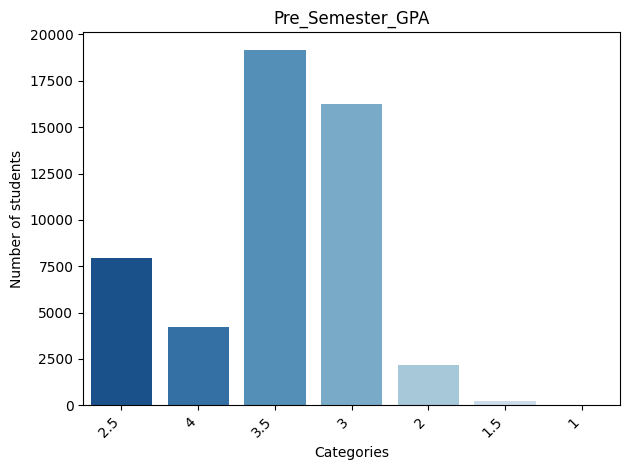
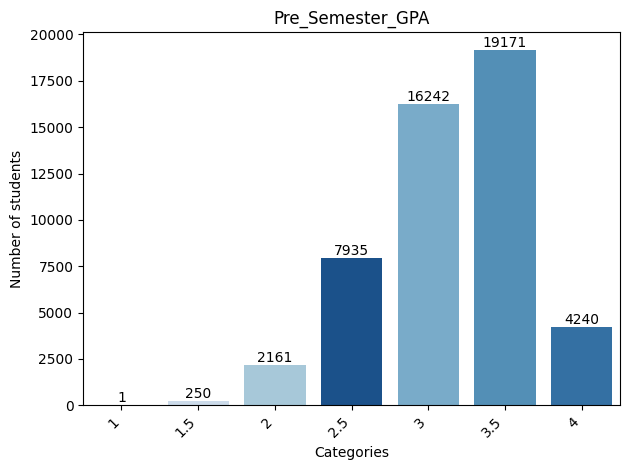
The change to this notebook cell's code, shown as a diff; its figure went from the first image to the second:
--- before
+++ after
@@ -1,5 +1,5 @@
 # Ilustracja danych - które są intem lub floatem
 def data_illustration2(df):
-    column_names= ["Pre_Semester_GPA"]
+    column_names= ["Pre_Semester_GPA", "Post_Semester_GPA"]
     for column in [column_names[0]]:
         # Ocena na początku semestru - dane są w floatach w zakresie (1.00 - 4.00)
@@ -9,6 +9,10 @@
             
             df_copy = df.copy()
-            pd.cut(df_copy["Pre_Semester_GPA"], bins=limits, labels=grades).astype(str)
-            sns.countplot(x=column, data=df_copy, hue=column, palette="Blues_r", legend=False)
+            df_copy[column] = pd.cut(df_copy[column], bins=limits, labels=grades).astype(str)
+            ax = sns.countplot(x=column, data=df_copy, hue=column, palette="Blues_r", legend=False, order=grades)
+            
+            # wyświetlanie etykiet
+            for container in ax.containers:
+                ax.bar_label(container)
 
         plt.title(column)

Commit: Update